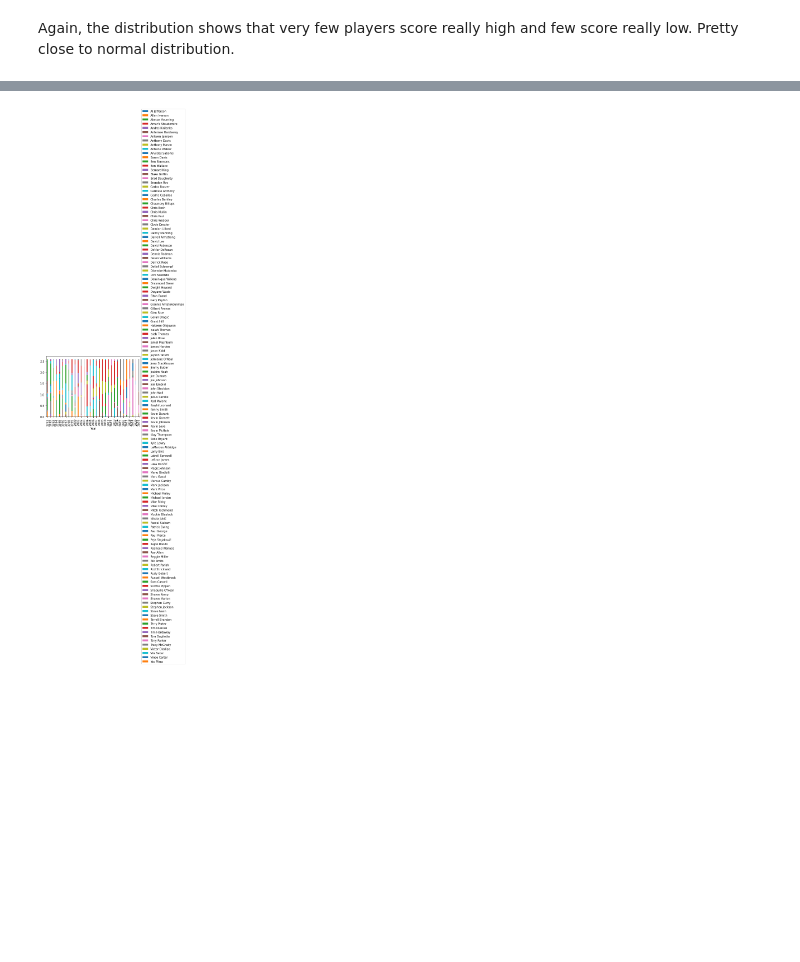
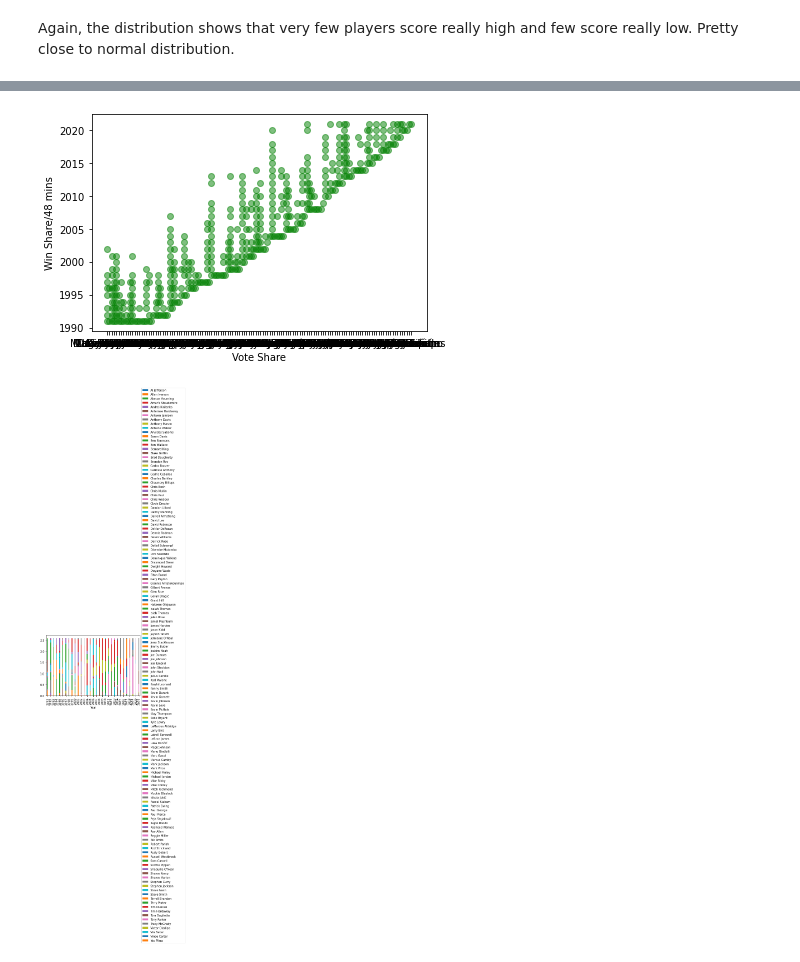
Before and after one commit to JaySanthanam/Programming-for-data, a Jupyter notebook: Projects/NBA.ipynb, the cells around one changed output, grey strips where cells are left out. Cells and saved outputs as stored; diff of their text form; code cells hidden in the pictures; blank space fills up the shorter version.

```diff
--- a/Projects/NBA.ipynb
+++ b/Projects/NBA.ipynb
@@ -377,3 +393,10 @@ Again, the distribution shows that very few players score really high and few sc
+# %%
+plt.scatter(MVP_df_v3["Player"],MVP_df_v3["Year"],c="g", alpha=0.5)
+plt.xlabel("Vote Share")
+plt.ylabel("Win Share/48 mins")
+plt.show()
+# %% [output]
+[figure, added]
 # %%
 
 #MVP_df_v3 = MVP_df_v3.drop_duplicates(subset = ['Age'])
```
Also changed, not shown: parts of 5 cells of this notebook.
